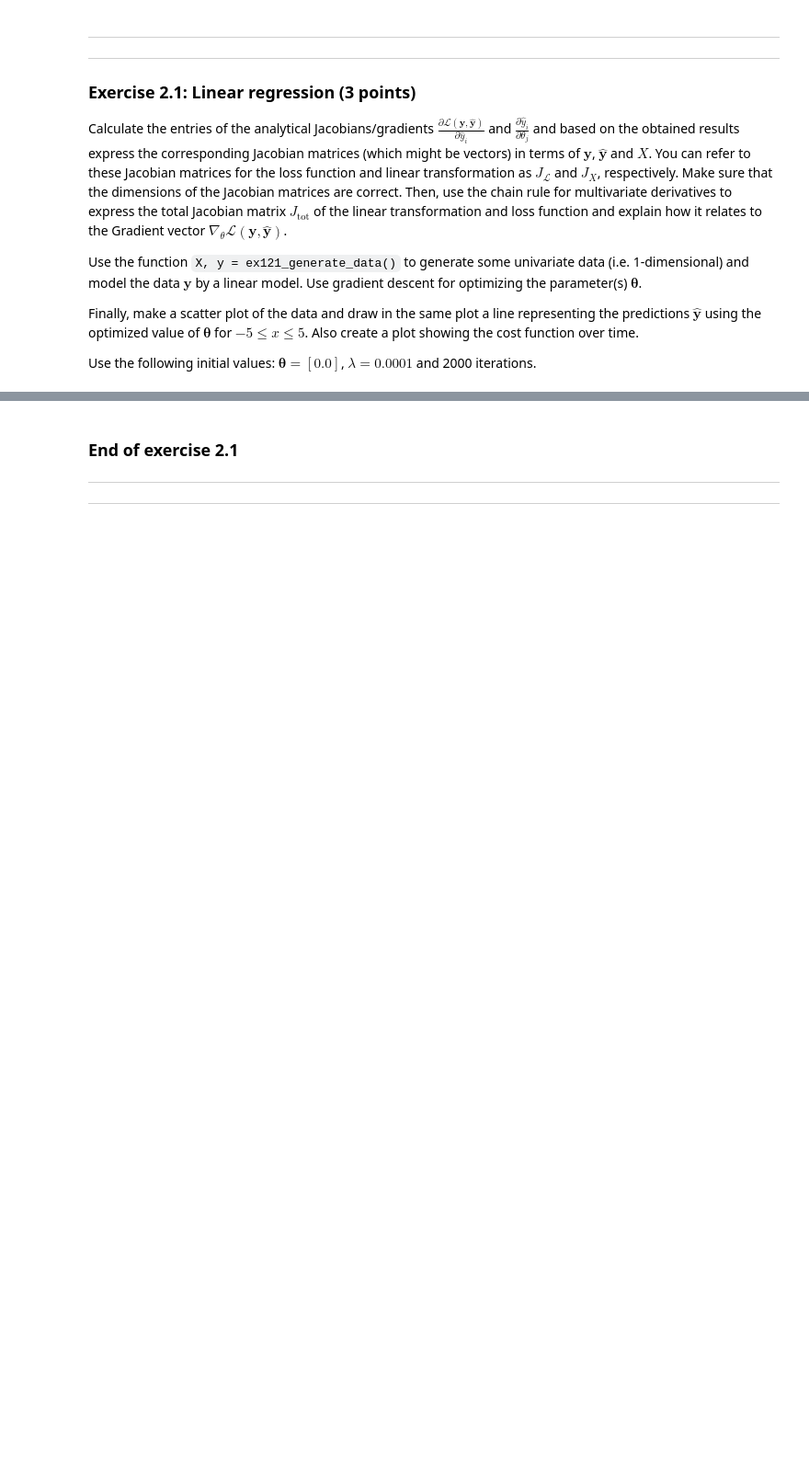
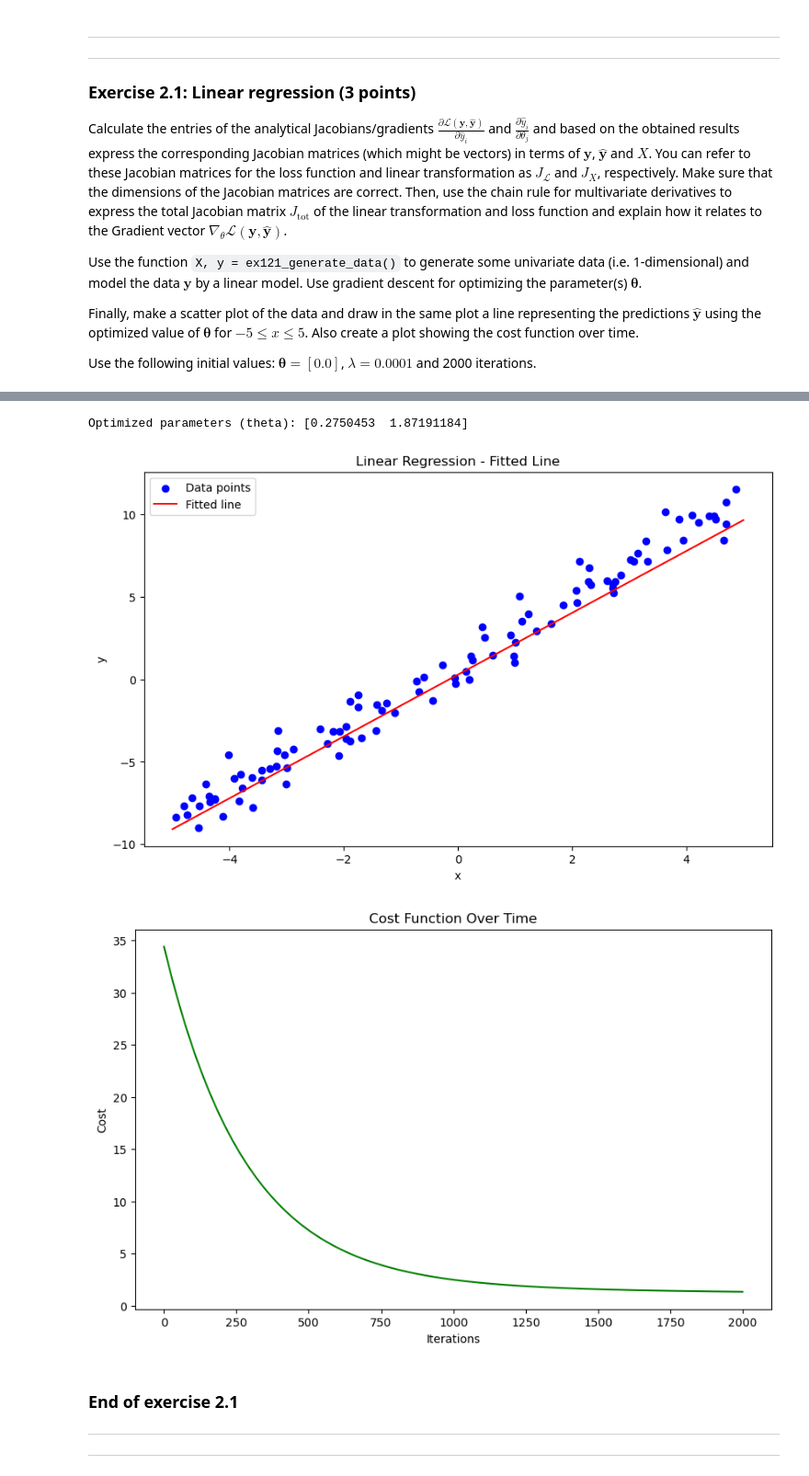
Before and after one commit to sadra-hub/5xsl0-machineLearning, a Jupyter notebook: assignment-1/assignment1-template.ipynb, the cells around one changed output, grey strips where cells are left out. Shown at 92% size. Cells and saved outputs as stored; diff of their text form; code cells hidden in the pictures; blank space fills up the shorter version.

Commit message:
✨ feat(notebook): Exercise 2.1: Linear regression

```diff
--- a/assignment-1/assignment1-template.ipynb
+++ b/assignment-1/assignment1-template.ipynb
@@ -625,3 +699,83 @@ Use the following initial values: $\boldsymbol{\theta}=[0.0]$, $\lambda=0.0001$
+# %%
+#// BEGIN_TODO [5XSL0_Assignment1_2_1b] Gradient descent for linear regression
+
+# Function to generate univariate data
+def ex121_generate_data():
+    np.random.seed(42)
+    X = np.random.uniform(-5, 5, size=(100, 1))  # 100 data points in [-5, 5]
+    y = 2 * X + 1 + np.random.normal(0, 1, size=(100, 1))  # Linear data with noise
+    return X, y
+
+# Gradient Descent for Linear Regression
+def gradient_descent(X, y, theta, learning_rate, iterations):
+    m = len(y)
+    cost_history = []
+
+    for _ in range(iterations):
+        # Predicted values
+        y_hat = X @ theta
+
+        # Gradient calculation
+        gradient = (2 / m) * X.T @ (y_hat - y)
+
+        # Update theta
+        theta -= learning_rate * gradient
+
+        # Compute cost
+        cost = (1 / m) * np.sum((y_hat - y) ** 2)
+        cost_history.append(cost)
+
+    return theta, cost_history
+
+# Generate data
+X, y = ex121_generate_data()
+
+# Add bias term (intercept)
+X_b = np.c_[np.ones((X.shape[0], 1)), X]  # Add a column of ones to X
+
+# Initial parameters and settings
+theta_initial = np.array([0.0, 0.0]).reshape(-1, 1)
+learning_rate = 0.0001
+iterations = 2000
+
+# Perform gradient descent
+theta_optimal, cost_history = gradient_descent(X_b, y, theta_initial, learning_rate, iterations)
+
+# Print optimized parameters
+print(f"Optimized parameters (theta): {theta_optimal.ravel()}")
+
+#// END_TODO [5XSL0_Assignment1_2_1b]
+# %% [output]
+Optimized parameters (theta): [0.2750453  1.87191184]
+# %%
+#// BEGIN_TODO [5XSL0_Assignment1_2_1c] Plot results linear regression
+
+# Visualization of the results
+# Scatter plot and fitted line
+plt.figure(figsize=(10, 6))
+plt.scatter(X, y, color='blue', label='Data points')
+x_range = np.linspace(-5, 5, 100).reshape(-1, 1)
+x_range_b = np.c_[np.ones((x_range.shape[0], 1)), x_range]
+y_pred = x_range_b @ theta_optimal
+plt.plot(x_range, y_pred, color='red', label='Fitted line')
+plt.xlabel('x')
+plt.ylabel('y')
+plt.title('Linear Regression - Fitted Line')
+plt.legend()
+plt.show()
+
+# Cost function over iterations
+plt.figure(figsize=(10, 6))
+plt.plot(range(iterations), cost_history, color='green')
+plt.xlabel('Iterations')
+plt.ylabel('Cost')
+plt.title('Cost Function Over Time')
+plt.show()
+
+#// END_TODO [5XSL0_Assignment1_2_1c]
+# %% [output]
+[figure, added]
+[figure, added]
 # %% [markdown]
 ### End of exercise 2.1
 
```
Also changed, not shown: parts of 5 cells of this notebook.
